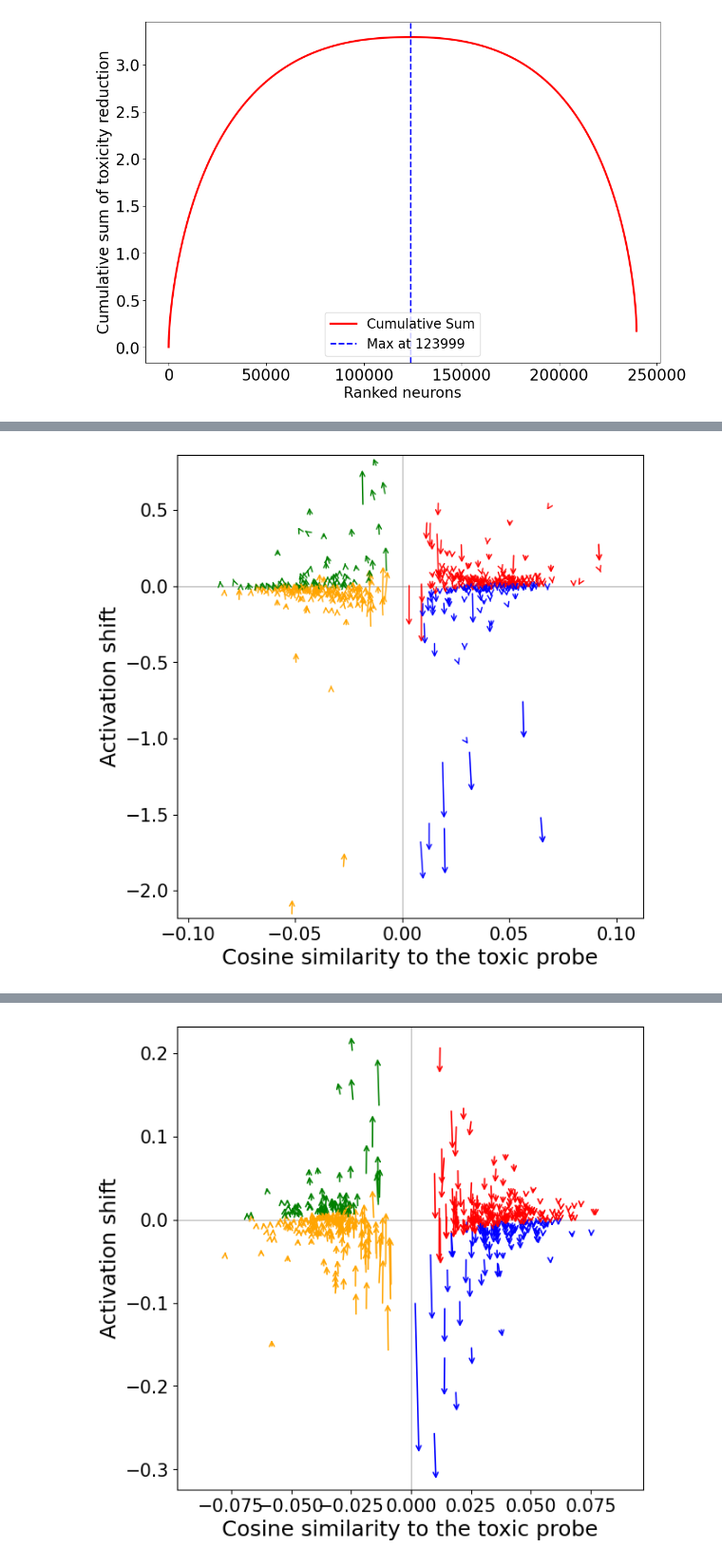
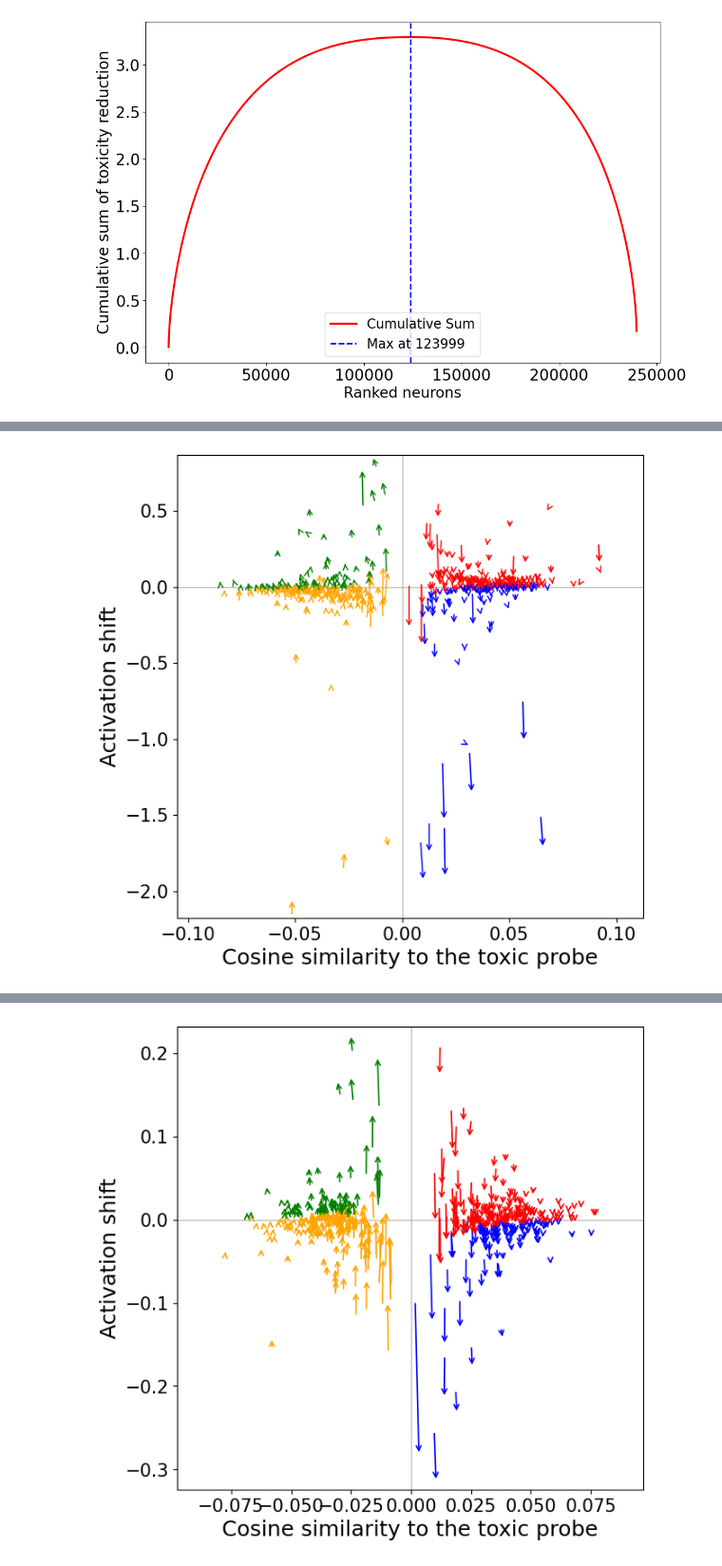
Before and after one commit to PamelaBha/MIB, a Jupyter notebook: toxicity/graphs/contribution_plot_gemma2.ipynb, the cells around one changed output, grey strips where cells are left out. Shown at 95% size. Saved outputs shown, nothing was run; the diff lists cells and outputs as text; code cells hidden in the pictures.

Commit message:
Debug activation projection code.

```diff
--- a/toxicity/graphs/contribution_plot_gemma2.ipynb
+++ b/toxicity/graphs/contribution_plot_gemma2.ipynb
@@ -8,0 +7,5 @@ The history saving thread hit an unexpected error (OperationalError('database or
+# %%
+pt_projections = pd.read_csv('/data/kebl6672/dpo-toxic-general/toxicity/gemma2_neuron_projections.csv')
+dpo_projections = pd.read_csv('/data/kebl6672/dpo-toxic-general/toxicity/gemma2_dpo_neuron_projections.csv')
+pt_cossims = pd.read_csv('/data/kebl6672/dpo-toxic-general/toxicity/gemma2_neuron_cossims.csv')
+dpo_cossims = pd.read_csv('/data/kebl6672/dpo-toxic-general/toxicity/gemma2_dpo_neuron_cossims.csv')
@@ -16,21 +58,3 @@ df.head()
 | 2 | 1 | 751 | -2.050400e-05 | -0.003103 | -5.050632e-05 | ... |
 | 3 | 4 | 7438 | 9.596348e-06 | 0.010048 | 1.344946e-05 | ... |
 | 4 | 6 | 1095 | -2.384186e-07 | -0.009766 | -1.809325e-06 | ... |
-# %%
-# List of DataFrames to merge
-# dfs = [pt_projections, dpo_projections, pt_cossims, dpo_cosine_similaritys]
-
-# Merge all DataFrames in the list on 'layer_idx' and 'neuron_idx'
-# merged_df = reduce(lambda left, right: pd.merge(left, right, on=['layer_idx', 'neuron_idx'], how='outer'), df)
-
-# merged_df.replace([float("inf"), float("-inf")], np.nan, inplace=True)
-# merged_df.dropna(inplace=True)  # Removes affected rows
-
-merged_df = df
-merged_df.replace([float("inf"), float("-inf")], np.nan, inplace=True)
-merged_df.dropna(inplace=True)  # Removes affected rows
-merged_df['projection_diff'] = merged_df['pt_projection_value'] - merged_df['dpo_projection_value']
-merged_df['activation_diff'] = merged_df['pt_activation_value'] - merged_df['dpo_activation_value']
-
-# Display the first few rows of the DataFrame
-print(merged_df.head())
@@ -427,3 +458,5 @@ plt.show()
+# %%
+df = merged_df
 # %%
 top_contrib = df[df["projection_diff"] > 0].sort_values(by="projection_diff", ascending=False)
 print(len(top_contrib))
@@ -448,10 +481,10 @@ top_contrib = top_contrib[
 
 # - toxic neurons: positive cossim + activation drop
 # - anti-toxic neurons: negative cossim + activation rise
-top_contrib = top_contrib[
-    ((top_contrib["pt_cosine_similarity"] > 0) & (top_contrib["dpo_activation_value"] < top_contrib["pt_activation_value"])) |
-    ((top_contrib["pt_cosine_similarity"] < 0) & (top_contrib["dpo_activation_value"] > top_contrib["pt_activation_value"]))
-]
+# top_contrib = top_contrib[
+#     ((top_contrib["pt_cosine_similarity"] > 0) & (top_contrib["dpo_activation_value"] < top_contrib["pt_activation_value"])) |
+#     ((top_contrib["pt_cosine_similarity"] < 0) & (top_contrib["dpo_activation_value"] > top_contrib["pt_activation_value"]))
+# ]
 
 # Final inputs for plot
 x1 = top_contrib["pt_cosine_similarity"]
@@ -481,31 +514,31 @@ ax.set_xlim(min(min(x1), min(x2)) - _xpad, max(max(x1), max(x2)) + _xpad)
 ax.set_ylim(min(min(y1), min(y2)) - _ypad, max(max(y1), max(y2)) + _ypad)
 
 ax.axhline(0, color="gray", lw=0.5)
 ax.axvline(0, color="gray", lw=0.5)
 
 for _x1, _x2, _y1, _y2, _contrib, _width in zip(x1, x2, y1, y2, contrib, width):
     if _x1 > 0:
         if _y1 > 0:
             color = "r"  # toxic neuron with positive activation
         else:
             color = "b"  # toxic neuron with negative activation
     else:
         if _y1 > 0:
             color = "g"  # anti-toxic neuron with positive activation
         else:
             color = "orange"  # anti-toxic neuron with negative activation
 
     ax.annotate(
         "",
         xy=(_x2, _y2),
         xytext=(_x1, _y1),
         arrowprops=dict(
             arrowstyle="->",
             color=color,
             linewidth=_width,
         ),
     )
 
 plt.show()
 # %% [output]
-[figure, old version]
+[figure, new version]
```
Also changed, not shown: parts of 13 cells of this notebook, 2 other files.
